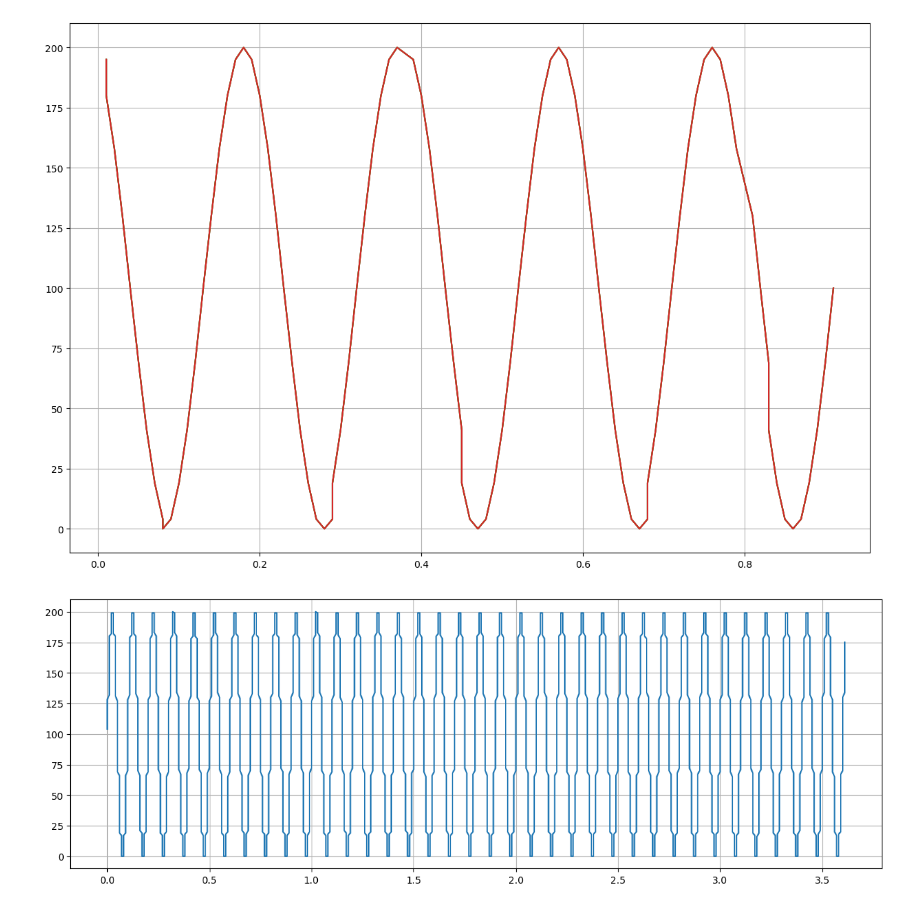
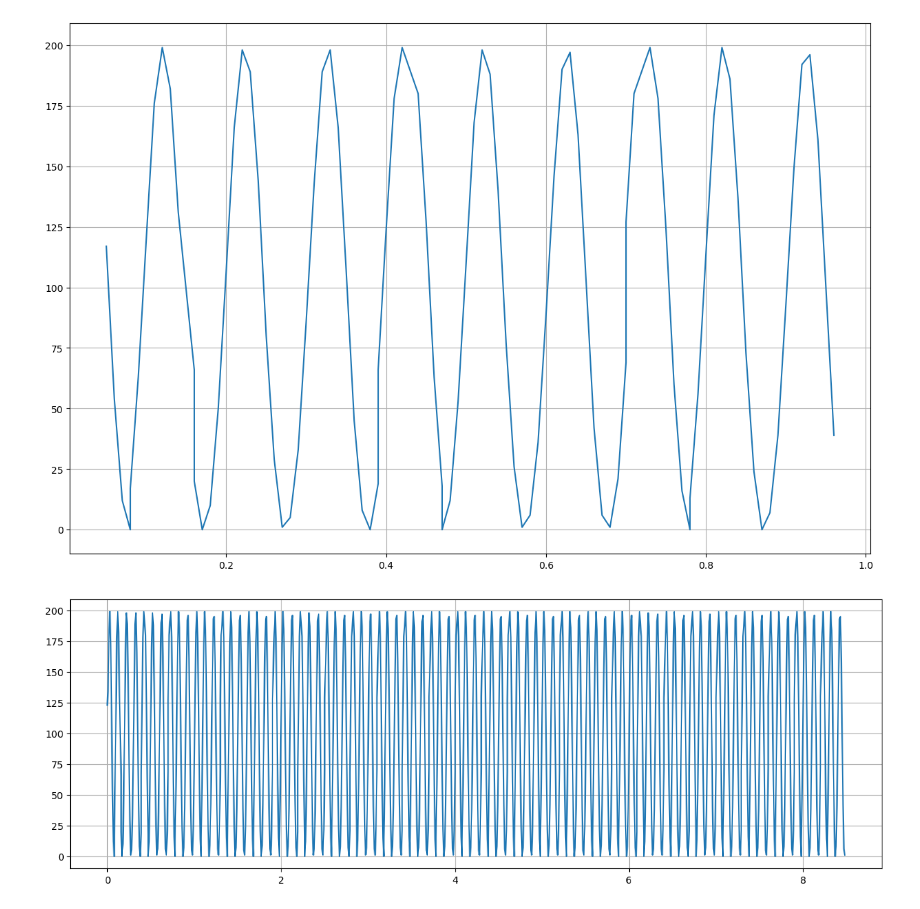
Before and after one commit to camillemotajf/lab_controle, a Jupyter notebook: plot_senoide.ipynb, the cells around one changed output. Saved outputs shown, nothing was run; the diff lists cells and outputs as text; code cells hidden in the pictures.

```diff
--- a/plot_senoide.ipynb
+++ b/plot_senoide.ipynb
@@ -3,11 +3,5 @@ import matplotlib.pyplot as plt
 import pandas as pd
 import numpy as np
 # %%
-data1 = pd.read_csv('dados_senoide_1ms.csv')
-data2 = pd.read_csv('dados_senoide_10ms.csv')
-data3 = pd.read_csv('dados_senoide_100ms.csv')
-data4 = pd.read_csv('dados_senoide_100us.csv')
-
-data = pd.read_csv('dados_senoide_tensao.csv')
-
+data = pd.read_csv('dados_senoide_100hz.csv')
 # data['Tempo'] = [float(x)*10**-6 for x in data['Tempo']]
@@ -18,14 +8,11 @@ indices1 = np.arange(len(data3['tempo']))
 # %%
 plt.figure(figsize=(15,10))
-plt.plot(data1['tempo'].iloc[5:100], data1['tensao'].iloc[5:100], label= 'Senoide Ts = 1ms')
-plt.plot(data2['tempo'].iloc[5:100], data2['tensao'].iloc[5:100], label='Senoide Ts = 10ms')
-plt.plot(data3['tempo'].iloc[5:100], data3['tensao'].iloc[5:100], label='Senoide Ts = 100s')
-plt.plot(data4['tempo'].iloc[5:100], data4['tensao'].iloc[5:100], label='Senoide Ts = 100s')
+plt.plot(data['tempo'].iloc[5:100], data['tensao'].iloc[5:100], label= 'Senoide Ts = 1ms')
 plt.grid()
 
 plt.show()
 # %% [output]
-[figure, old version]
+[figure, new version]
 # %%
 plt.figure(figsize=(15,5))
 plt.plot(data['tempo'], data['tensao'], label= 'Senoide Ts = 1ms')
@@ -35,4 +22,4 @@ plt.show()
 
 plt.show()
 # %% [output]
-[figure, old version]
+[figure, new version]
```
Also changed, not shown: parts of 1 cell of this notebook, 3 other files.
